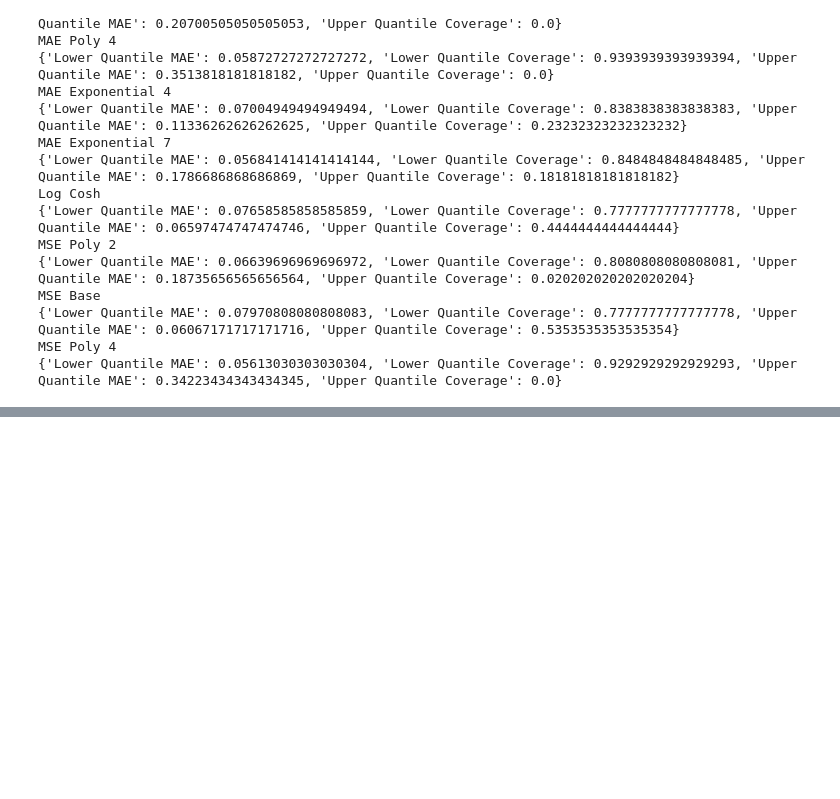
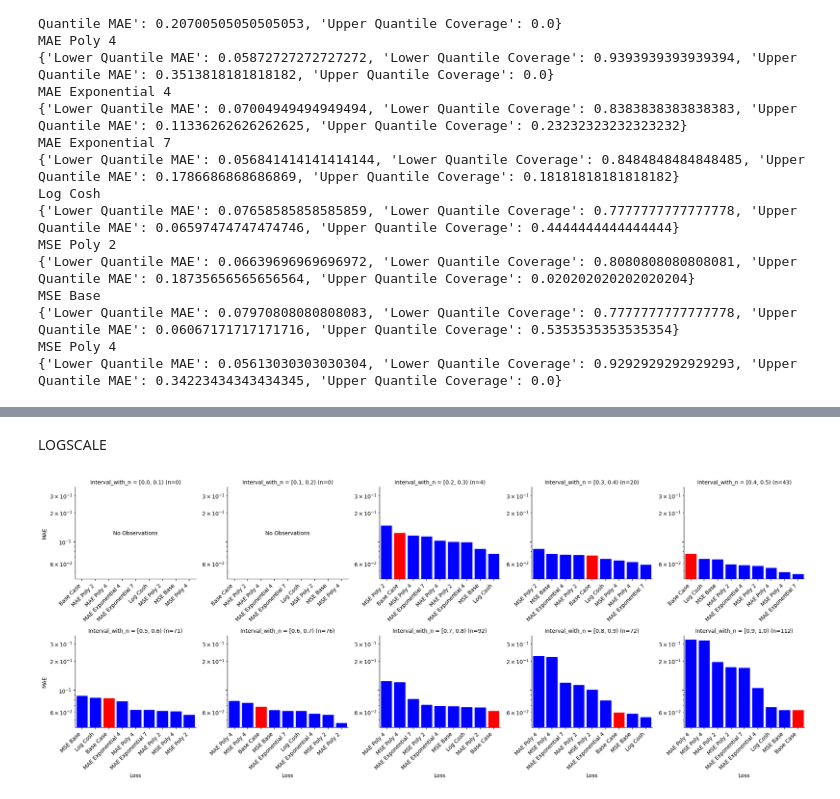
Before and after one commit to JDACS4C-IMPROVE/Scratch, a Jupyter notebook: alt-scores/mae_poly.ipynb, the cells around one changed output, grey strips where cells are left out. Cells and saved outputs as stored; diff of their text form; code cells hidden in the pictures; blank space fills up the shorter version.

```diff
--- a/alt-scores/mae_poly.ipynb
+++ b/alt-scores/mae_poly.ipynb
@@ -828,0 +849,46 @@ plt.show()
+# %% [markdown]
+LOGSCALE
+# %%
+
+# Assuming `interval_df` is your DataFrame
+# Add a column for sorting by MAE within each interval
+interval_df["MAE_rank"] = interval_df.groupby("Interval")["MAE"].rank(method="first", ascending=False)
+
+# Define the bar colors; highlight a specific bar (e.g., for a specific loss function)
+highlight_loss = "Base Case"  # Replace this with the loss function to highlight
+interval_df["bar_color"] = interval_df["loss"].apply(lambda x: "red" if x == highlight_loss else "blue")
+
+# Create the plot
+g = sns.FacetGrid(interval_df, col="Interval_with_n", sharex=False, sharey=True, height=4, col_wrap=5)
+
+# Define a plotting function without palette
+def custom_barplot(data, **kwargs):
+    data = data.sort_values("MAE_rank")  # Sort data by MAE rank
+    ax = sns.barplot(data=data, x="loss", y="MAE", **kwargs)
+
+    # Apply custom colors after the bars are drawn
+    for bar, color in zip(ax.patches, data["bar_color"]):
+        bar.set_color(color)
+
+# Map the custom barplot function
+g.map_dataframe(custom_barplot)
+
+# Rotate x-axis labels
+for ax, interval in zip(g.axes.flat, g.col_names):
+    # Check if the interval has positive MAE values
+    subset = interval_df[interval_df["Interval_with_n"] == interval]
+    if subset["MAE"].gt(0).any():  # Only apply log scale if there are positive values
+        ax.set_yscale("log")
+    else:
+        # Add a note to indicate no valid values
+        ax.text(0.5, 0.5, "No Observations", ha="center", va="center", transform=ax.transAxes)
+
+    # Rotate x-axis labels
+    ax.set_xticklabels(ax.get_xticklabels(), rotation=45, ha="right")
+
+# Adjust and show the plot
+g.set_axis_labels("Loss", "MAE")
+g.tight_layout()
+plt.show()
+# %% [output]
+[figure, added]
```
Also changed, not shown: parts of 4 cells of this notebook.
